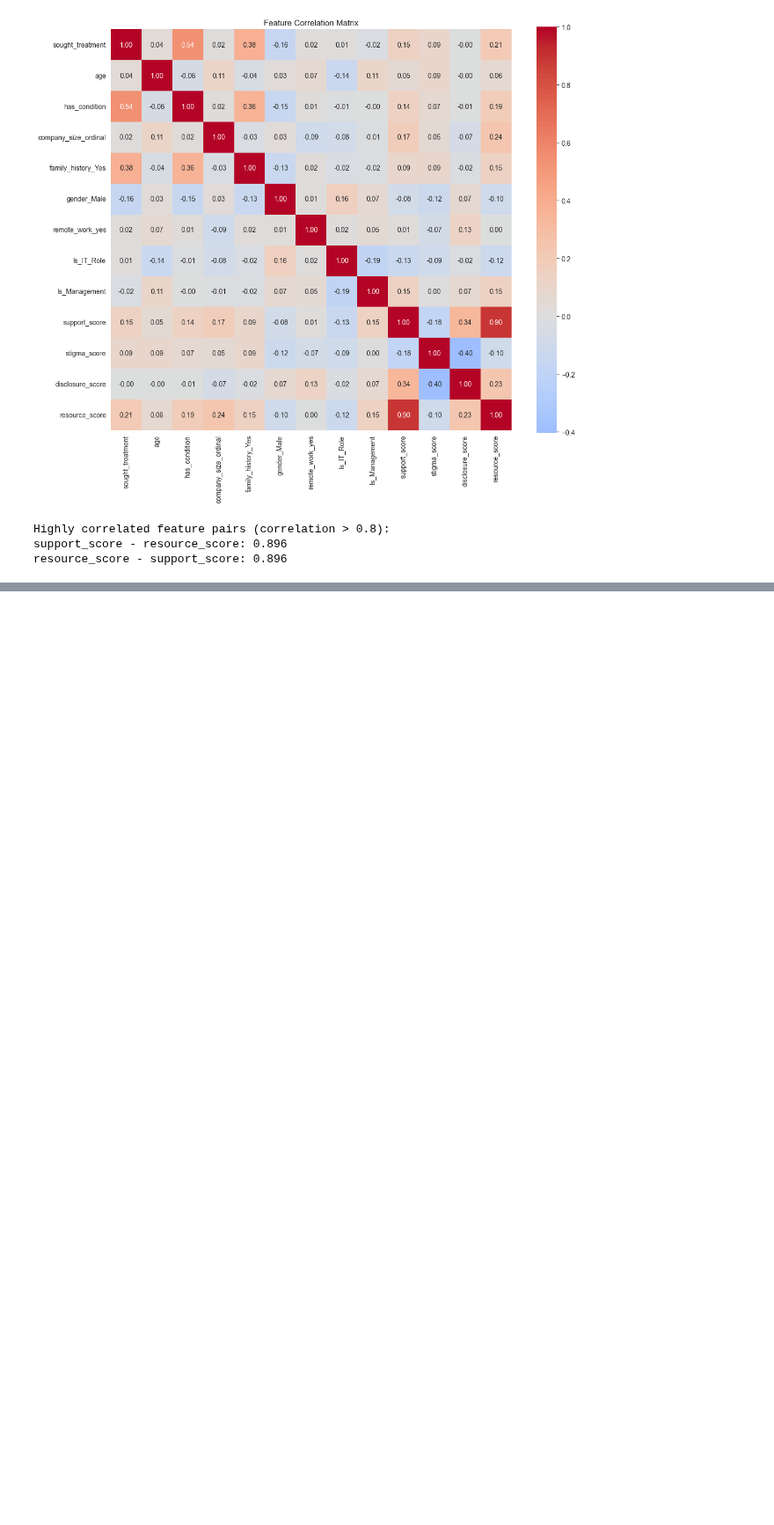
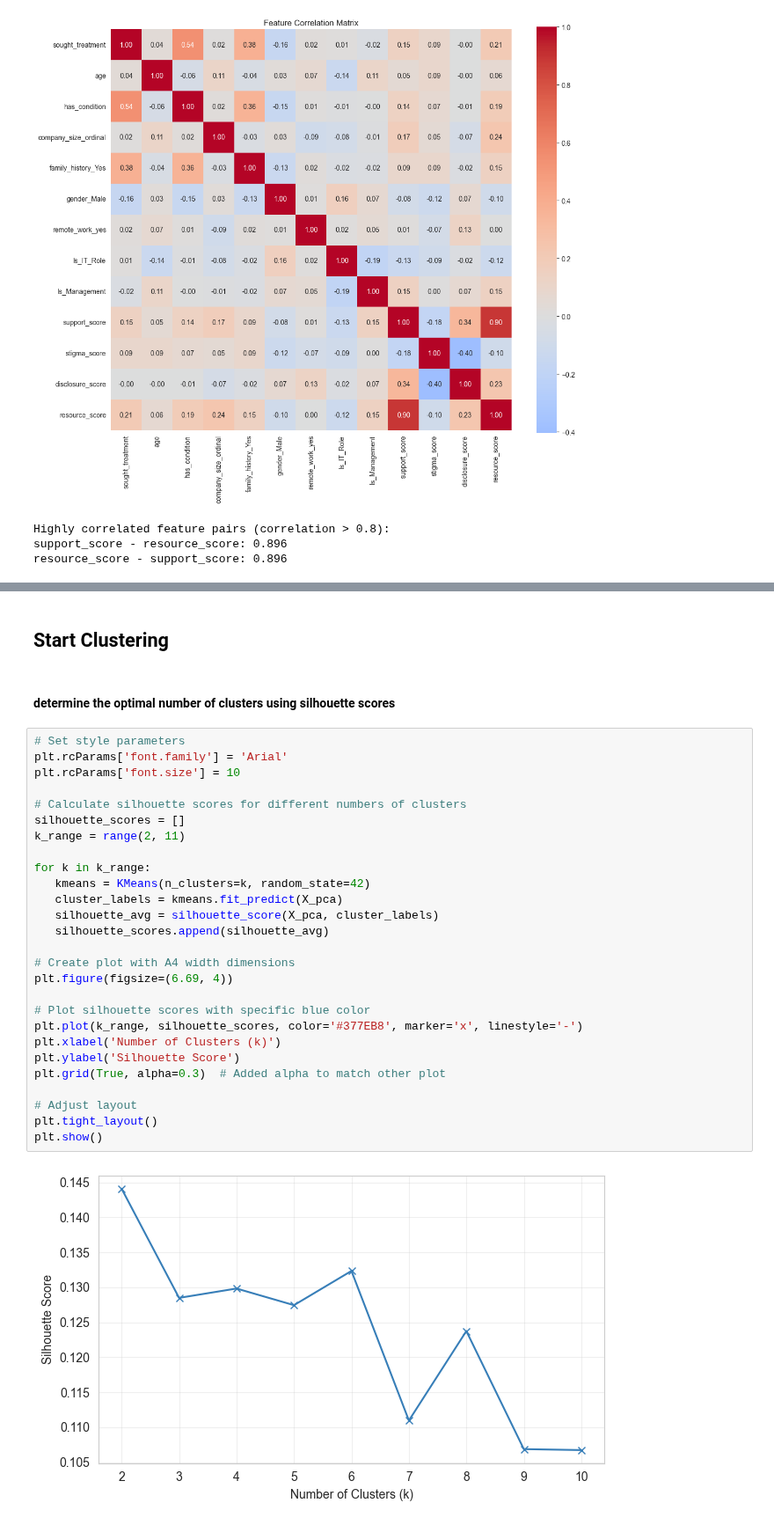
Before and after one commit to KonradKlein91/ml_unservised_learning, a Jupyter notebook: main.ipynb, the cells around one changed output, grey strips where cells are left out. Shown at 88% size. Saved outputs shown, nothing was run; the diff lists cells and outputs as text; blank space fills up the shorter version.

```diff
--- a/main.ipynb
+++ b/main.ipynb
@@ -1595,4 +1585,37 @@ Number of components needed for:
 80% variance: 8
 90% variance: 10
 95% variance: 11
+# %% [markdown]
+## Start Clustering
+# %% [markdown]
+#### determine the optimal number of clusters using silhouette scores
+# %%
+# Set style parameters
+plt.rcParams['font.family'] = 'Arial'
+plt.rcParams['font.size'] = 10
+
+# Calculate silhouette scores for different numbers of clusters
+silhouette_scores = []
+k_range = range(2, 11)
+
+for k in k_range:
+   kmeans = KMeans(n_clusters=k, random_state=42)
+   cluster_labels = kmeans.fit_predict(X_pca)
+   silhouette_avg = silhouette_score(X_pca, cluster_labels)
+   silhouette_scores.append(silhouette_avg)
+
+# Create plot with A4 width dimensions
+plt.figure(figsize=(6.69, 4))
+
+# Plot silhouette scores with specific blue color
+plt.plot(k_range, silhouette_scores, color='#377EB8', marker='x', linestyle='-')
+plt.xlabel('Number of Clusters (k)')
+plt.ylabel('Silhouette Score')
+plt.grid(True, alpha=0.3)  # Added alpha to match other plot
+
+# Adjust layout
+plt.tight_layout()
+plt.show()
+# %% [output]
+[figure, added]
 # %%
```
Also changed, not shown: parts of 8 cells of this notebook.
